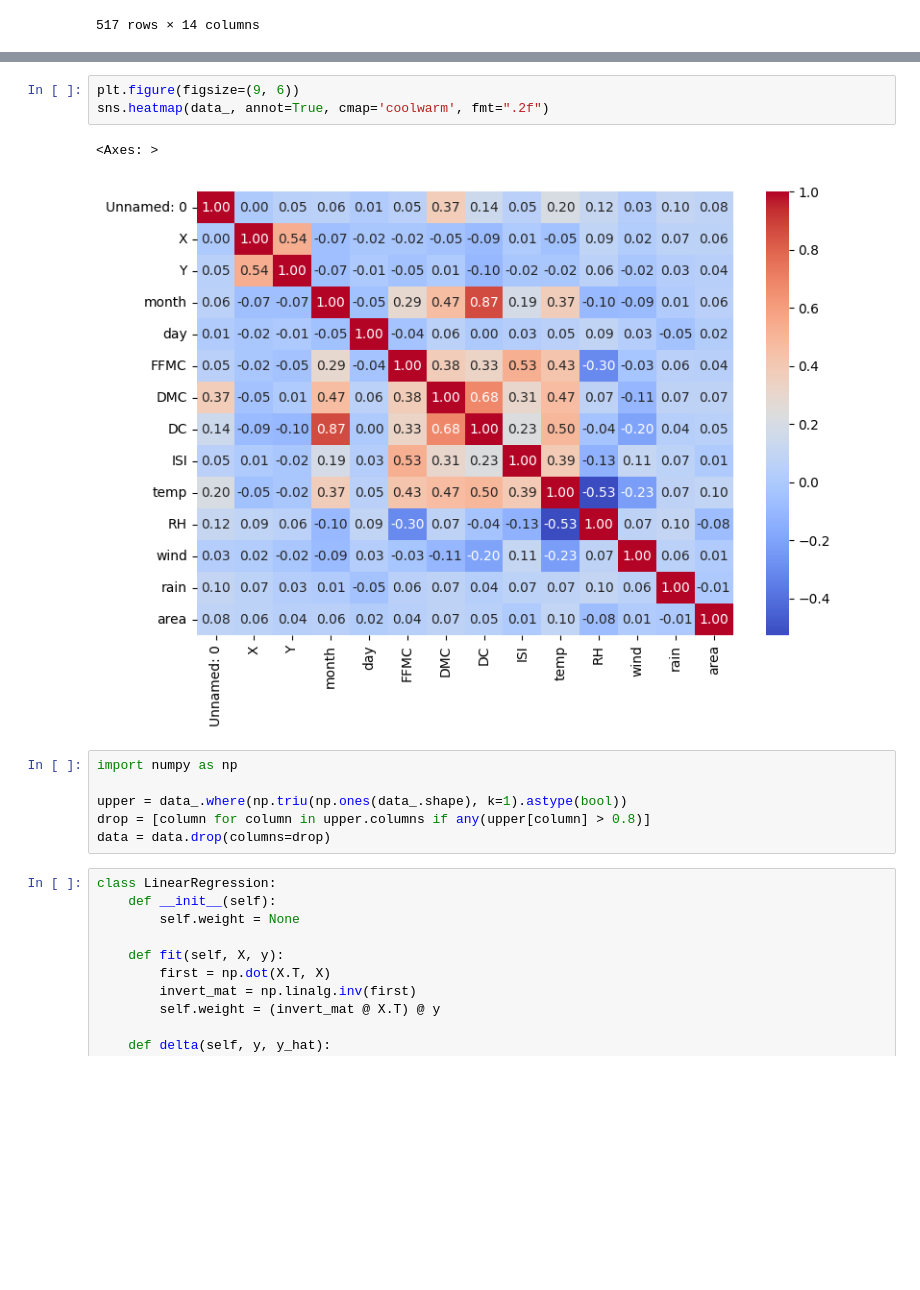
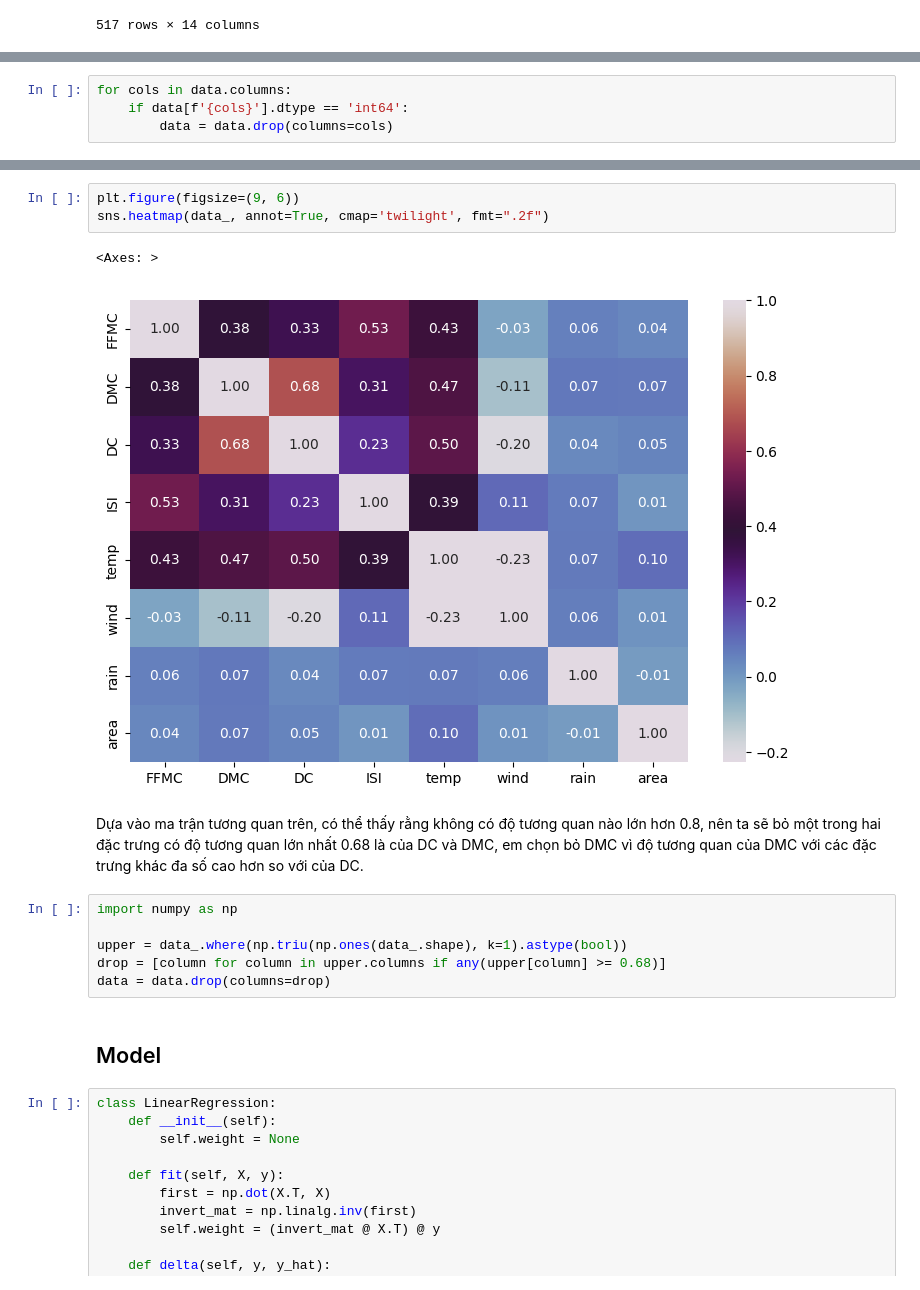
Before and after one commit to tuikhongtenbo/Python_ML, a Jupyter notebook: BaitapDS102.2/Lab1/Bai 3.ipynb, the cells around one changed output, grey strips where cells are left out. Saved outputs shown, nothing was run; the diff lists cells and outputs as text; blank space fills up the shorter version.

```diff
--- a/BaitapDS102.2/Lab1/Bai 3.ipynb
+++ b/BaitapDS102.2/Lab1/Bai 3.ipynb
@@ -23,3 +25,7 @@ data
+# %%
+for cols in data.columns:
+    if data[f'{cols}'].dtype == 'int64':
+        data = data.drop(columns=cols)
 # %%
 data_ = data.corr()
 data_
@@ -42,15 +42,19 @@ data_
 # %%
 plt.figure(figsize=(9, 6))
-sns.heatmap(data_, annot=True, cmap='coolwarm', fmt=".2f")
+sns.heatmap(data_, annot=True, cmap='twilight', fmt=".2f")
 # %% [output]
 <Axes: >
-[figure, old version]
+[figure, new version]
+# %% [markdown]
+Dựa vào ma trận tương quan trên, có thể thấy rằng không có độ tương quan nào lớn hơn 0.8, nên ta sẽ bỏ một trong hai đặc trưng có độ tương quan lớn nhất 0.68 là của DC và DMC, em chọn bỏ DMC vì độ tương quan của DMC với các đặc trưng khác đa số cao hơn so với của DC.
 # %%
 import numpy as np
 
 upper = data_.where(np.triu(np.ones(data_.shape), k=1).astype(bool))
-drop = [column for column in upper.columns if any(upper[column] > 0.8)]
+drop = [column for column in upper.columns if any(upper[column] >= 0.68)]
 data = data.drop(columns=drop)
+# %% [markdown]
+## Model
 # %%
 class LinearRegression:
     def __init__(self):
```
Also changed, not shown: parts of 5 cells of this notebook, 3 other files.
